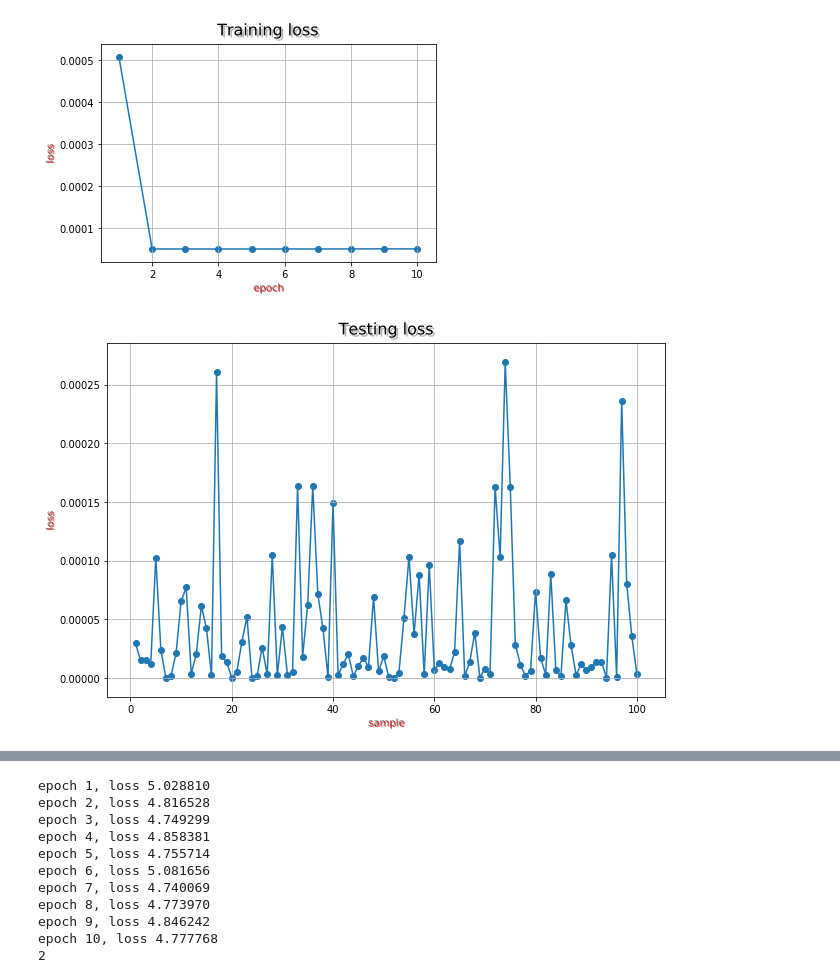
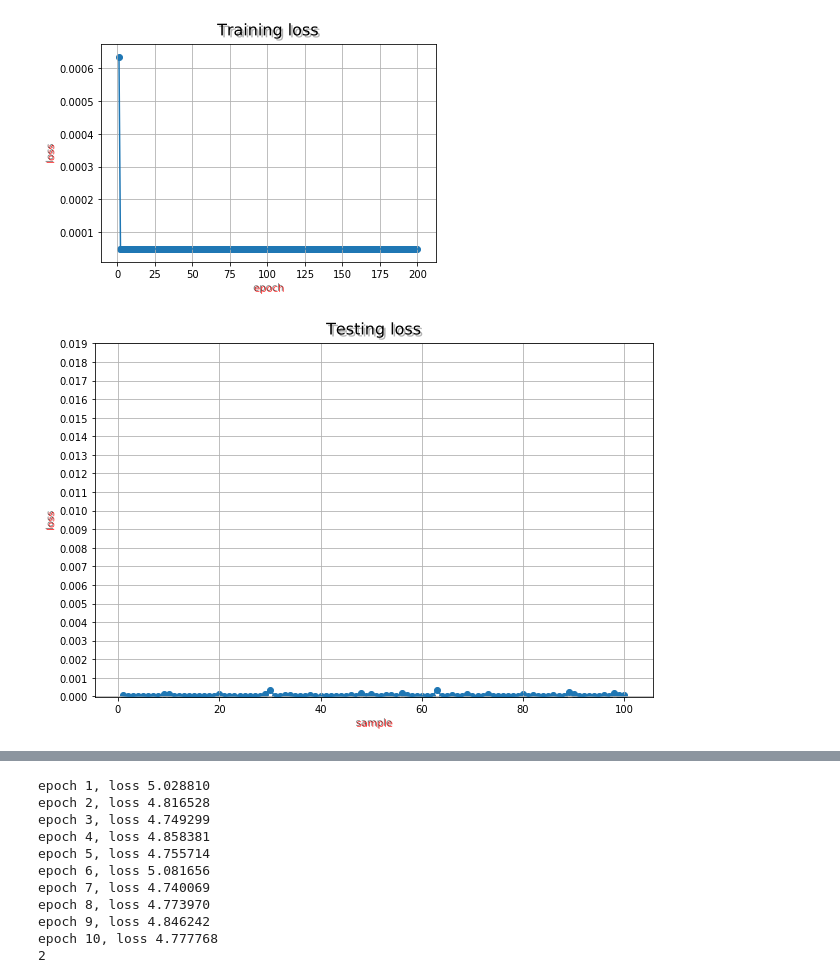
Before and after one commit to vstracksj/SGD, a Jupyter notebook: MSGD.ipynb, the cells around one changed output, grey strips where cells are left out. Drawn from its saved outputs; the diff is of its cells as text; code cells hidden in the pictures.

```diff
--- a/MSGD.ipynb
+++ b/MSGD.ipynb
@@ -71,7 +71,7 @@ b.attach_grad()
 
 # 训练模型
 lr = 0.05
-epochs = 10
+epochs = 200
 batch_size = 10
 net = linreg
 loss = squared_loss
@@ -121,6 +121,8 @@ test_draw = [i + 1 for i in range(num_example_test)]
 plt.plot(test_draw, test_l.asnumpy())
 plt.grid(True)
 plt.scatter(test_draw, test_l.asnumpy())
+y1=np.arange(0,0.02,0.001)
+plt.yticks(y1)
 # 曲线标题
 title_text_obj = plt.title('Testing loss', fontsize = 16, verticalalignment = 'bottom')
 title_text_obj.set_path_effects([patheffects.withSimplePatchShadow()])
@@ -153,6 +156,6 @@ epoch 10, loss 0.000051
 <NDArray 1 @cpu(0)>
-[figure, old version]
+[figure, new version]
-[figure, old version]
+[figure, new version]
 # %%
 #overfitting过拟合情景
 # coding = utf-8
```
Also changed, not shown: parts of 2 cells of this notebook.
